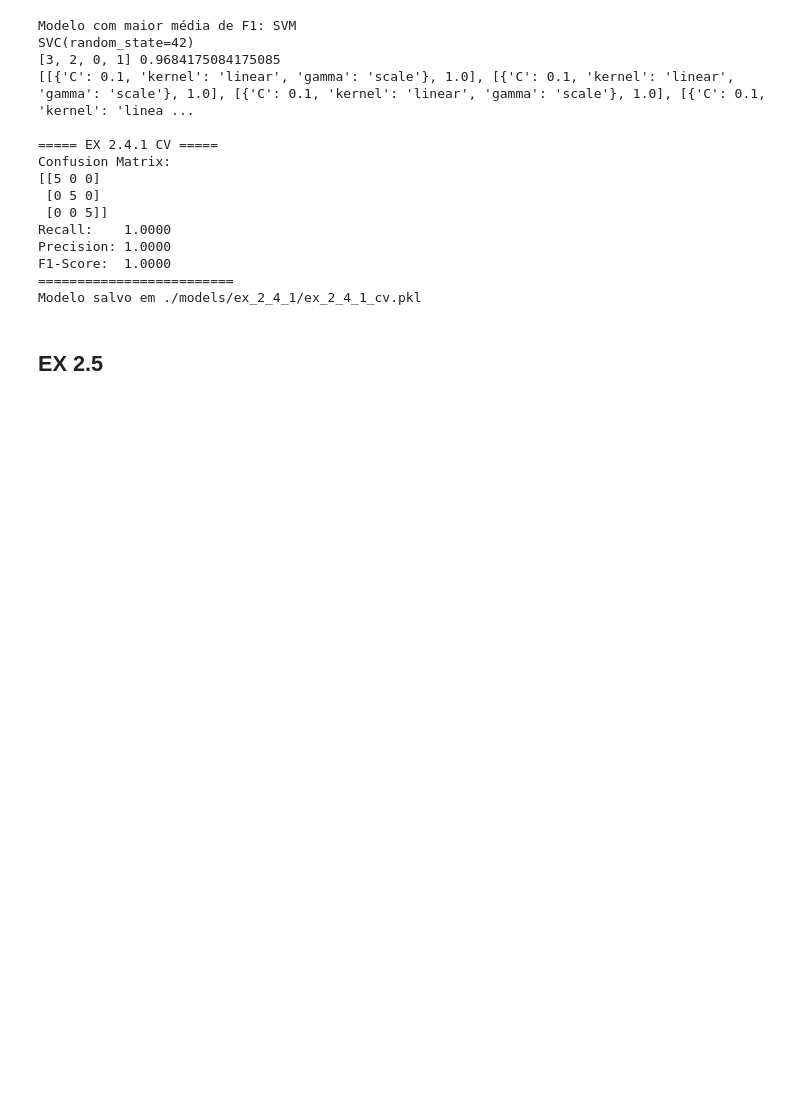
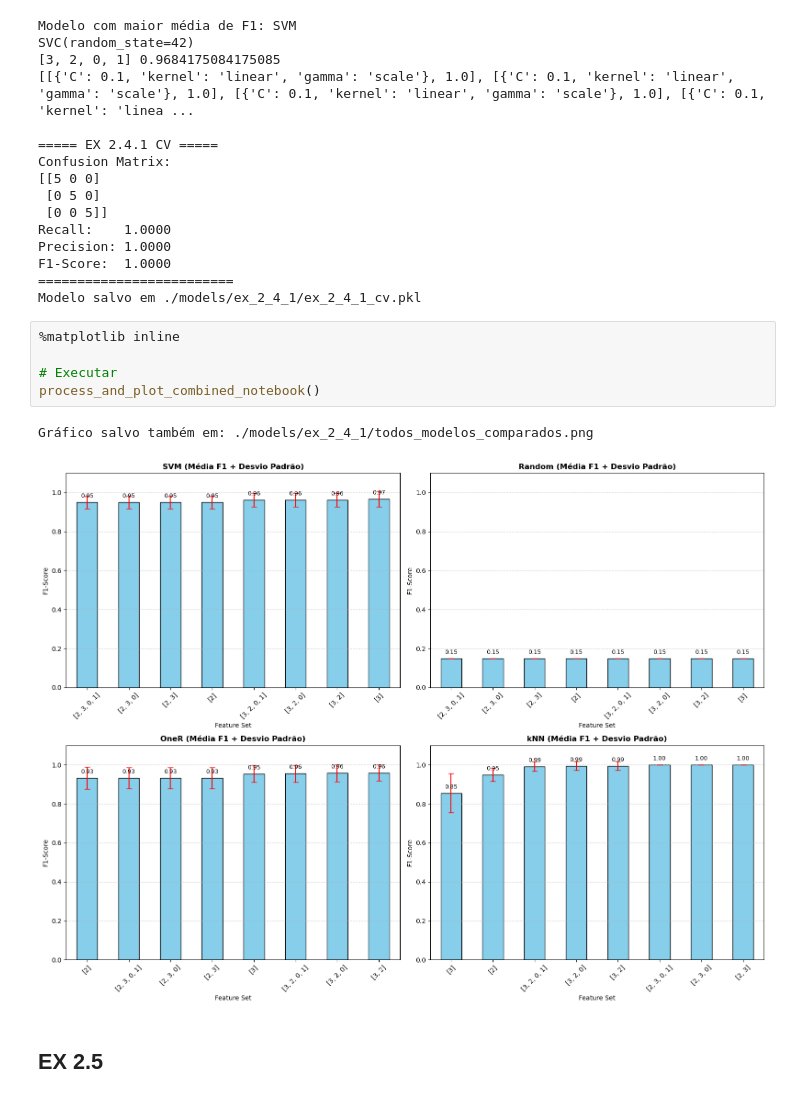
Before and after one commit to Xaneca/TCD_2025, a Jupyter notebook: B/mainClassifierOrganized.ipynb, the cells around one changed output. Cells and saved outputs as stored; diff of their text form; blank space fills up the shorter version.

Commit message:
added graph in ex 2.5

```diff
--- a/B/mainClassifierOrganized.ipynb
+++ b/B/mainClassifierOrganized.ipynb
@@ -302,6 +302,14 @@ Precision: 1.0000
 F1-Score:  1.0000
 =========================
 Modelo salvo em ./models/ex_2_4_1/ex_2_4_1_cv.pkl
+# %%
+%matplotlib inline
+
+# Executar
+process_and_plot_combined_notebook()
+# %% [output]
+Gráfico salvo também em: ./models/ex_2_4_1/todos_modelos_comparados.png
+[figure, added]
 # %% [markdown]
 ## EX 2.5
 # %%
```
Also changed, not shown: parts of 1 cell of this notebook, 6 other files.
